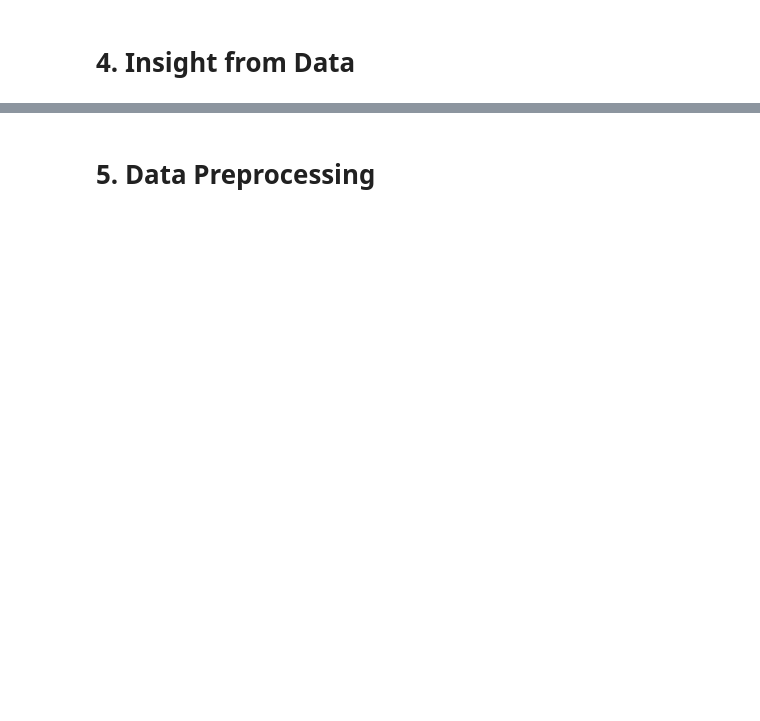
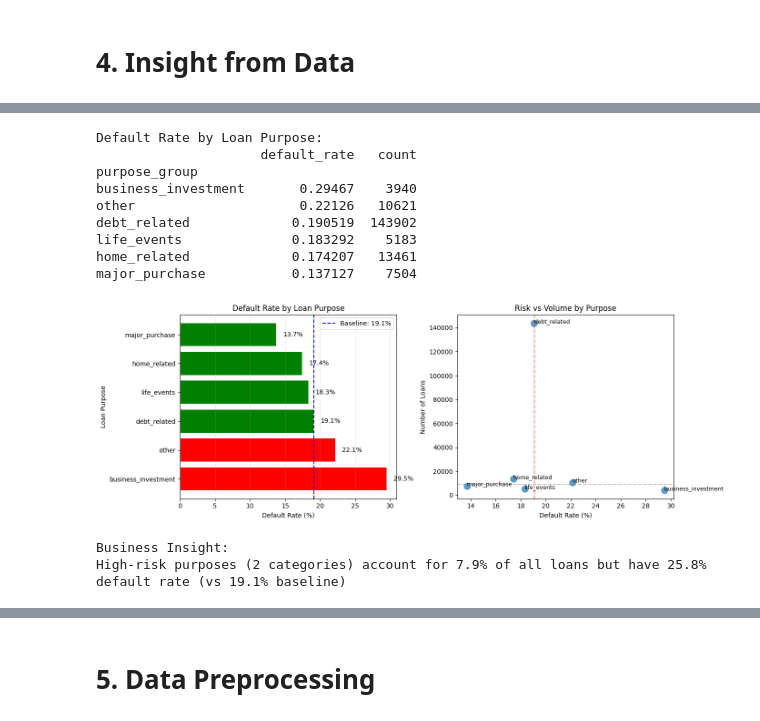
Before and after one commit to RevanzaIfannyA/lending-club-credit-risk-modeling, a Jupyter notebook: Lending Club Notebook.ipynb, the cells around one changed output, grey strips where cells are left out. Drawn from its saved outputs; the diff is of its cells as text; code cells hidden in the pictures; blank space fills up the shorter version.

```diff
--- a/Lending Club Notebook.ipynb
+++ b/Lending Club Notebook.ipynb
@@ -1319,0 +1598,62 @@ memory usage: 55.6+ MB
+# %%
+# Calculate default rate by purpose
+purpose_default = df_insight.groupby('purpose_group')['status_bad'].agg(['mean', 'count'])
+purpose_default.columns = ['default_rate', 'count']
+purpose_default = purpose_default.sort_values('default_rate', ascending=False)
+
+print("Default Rate by Loan Purpose:")
+print(purpose_default)
+
+# Visualization
+fig, axes = plt.subplots(1, 2, figsize=(14, 5))
+
+# Bar chart sorted by default rate
+colors = ['red' if x > baseline else 'green' for x in purpose_default['default_rate']]
+axes[0].barh(purpose_default.index, purpose_default['default_rate'] * 100, color=colors)
+axes[0].axvline(x=baseline * 100, color='blue', linestyle='--', label=f'Baseline: {baseline:.1%}')
+axes[0].set_xlabel('Default Rate (%)')
+axes[0].set_ylabel('Loan Purpose')
+axes[0].set_title('Default Rate by Loan Purpose')
+axes[0].legend()
+axes[0].grid(axis='x', alpha=0.3)
+
+# Add value labels
+for i, (idx, row) in enumerate(purpose_default.iterrows()):
+    axes[0].text(row['default_rate'] * 100 + 1, i, f"{row['default_rate']:.1%}", va='center')
+
+# Show volume vs risk
+axes[1].scatter(purpose_default['default_rate'] * 100, purpose_default['count'], s=100, alpha=0.7)
+for idx, row in purpose_default.iterrows():
+    axes[1].annotate(idx, (row['default_rate'] * 100, row['count']), fontsize=9)
+axes[1].axhline(y=purpose_default['count'].median(), color='gray', linestyle='--', alpha=0.5)
+axes[1].axvline(x=baseline * 100, color='red', linestyle='--', alpha=0.5)
+axes[1].set_xlabel('Default Rate (%)')
+axes[1].set_ylabel('Number of Loans')
+axes[1].set_title('Risk vs Volume by Purpose')
+
+plt.tight_layout()
+plt.savefig('Figures/insight_3_purpose_analysis.png', dpi=100)
+plt.show()
+
+# Business insight
+print("\nBusiness Insight:")
+high_risk = purpose_default[purpose_default['default_rate'] > baseline]
+high_risk_volume = high_risk['count'].sum()
+total_volume = purpose_default['count'].sum()
+print(f"High-risk purposes ({len(high_risk)} categories) account for "
+      f"{high_risk_volume/total_volume:.1%} of all loans "
+      f"but have {high_risk['default_rate'].mean():.1%} default rate "
+      f"(vs {baseline:.1%} baseline)")
+# %% [output]
+Default Rate by Loan Purpose:
+                     default_rate   count
+purpose_group
+business_investment       0.29467    3940
+other                     0.22126   10621
+debt_related             0.190519  143902
+life_events              0.183292    5183
+home_related             0.174207   13461
+major_purchase           0.137127    7504
+[figure, added]
+Business Insight:
+High-risk purposes (2 categories) account for 7.9% of all loans but have 25.8% default rate (vs 19.1% baseline)
```
Also changed, not shown: parts of 57 cells of this notebook, 13 other files.
